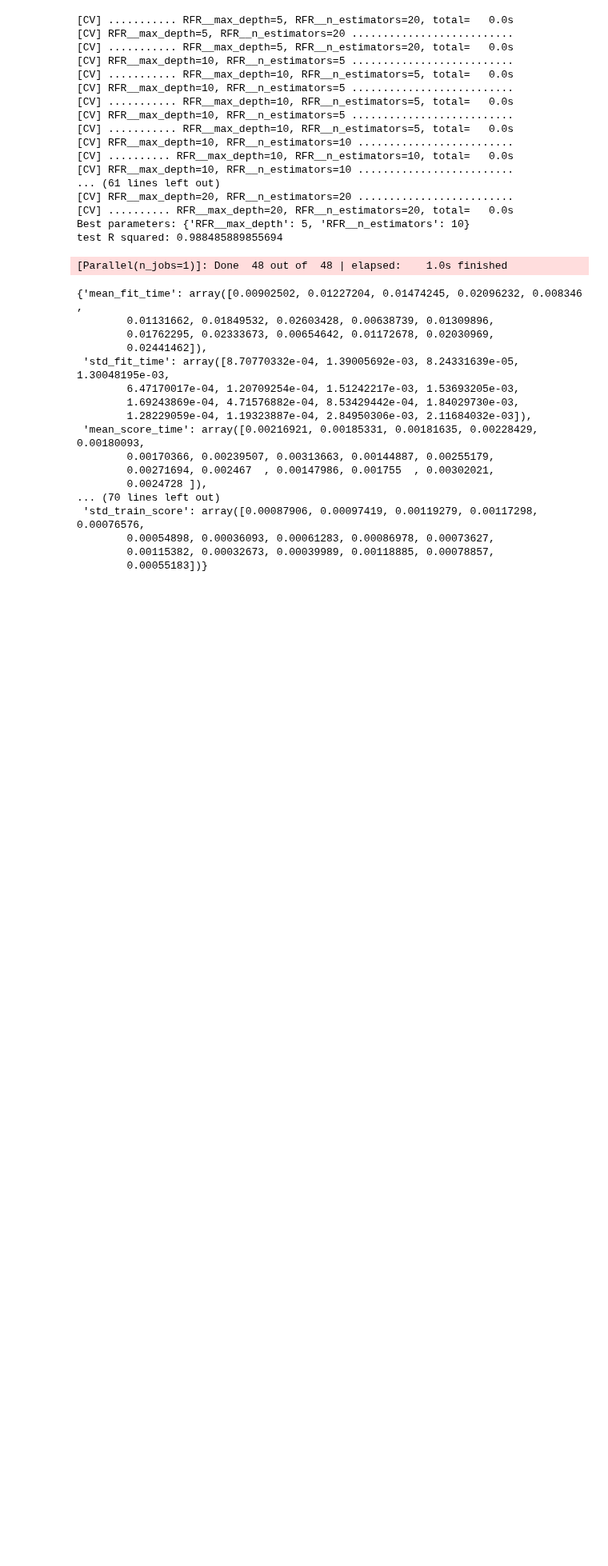
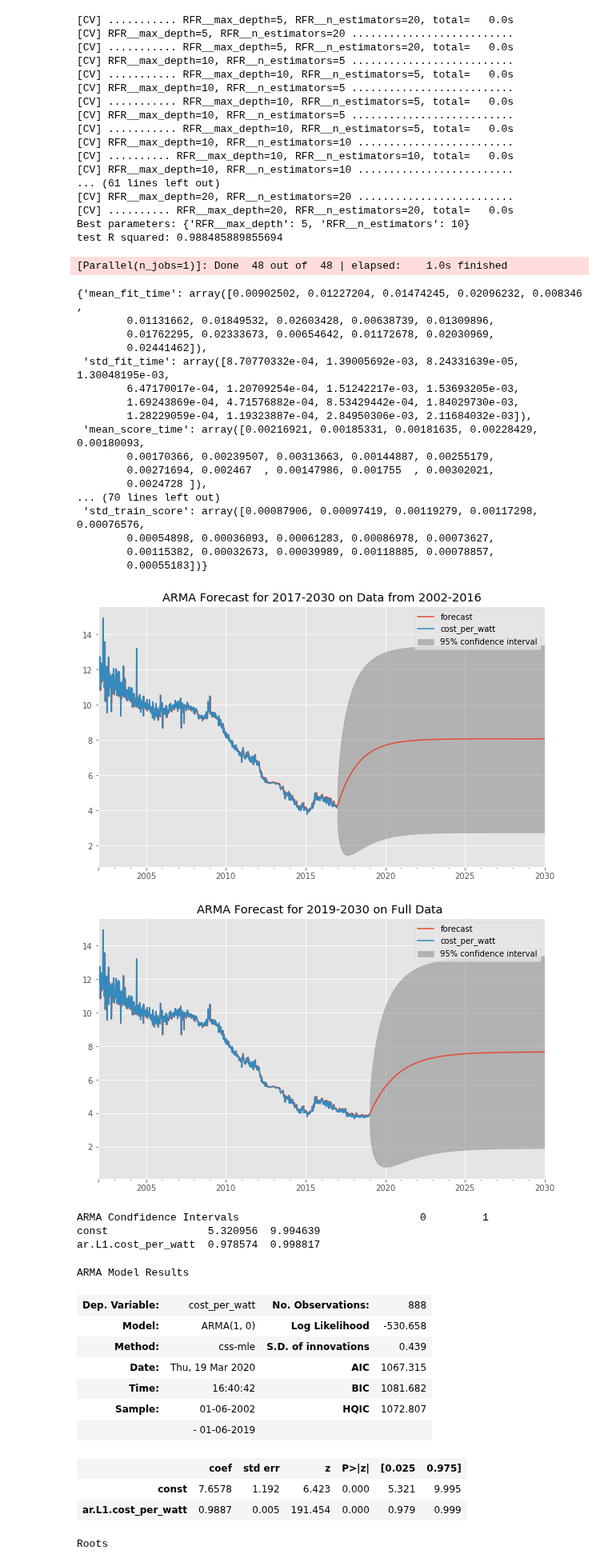
Before and after one commit to jrpaige/Solar, a Jupyter notebook: PREV/Solar_Time_Series.ipynb, the cells around one changed output. Shown at 80% size. Cells and saved outputs as stored; diff of their text form; code cells hidden in the pictures; blank space fills up the shorter version.

```diff
--- a/PREV/Solar_Time_Series.ipynb
+++ b/PREV/Solar_Time_Series.ipynb
@@ -300,0 +306,45 @@ test R squared: 0.988485889855694
+# %%
+y = time_frame(df)
+# %%
+#ARMA ON FULL DATA
+
+first_14 = y.loc[y.index.year <2017]
+last_few = y.loc[y.index.year >2016]
+
+mod = ARMA(first_14, order=(1,0), freq='W', )
+res = mod.fit()
+res.plot_predict(end='2030')
+plt.title('ARMA Forecast for 2017-2030 on Data from 2002-2016')
+plt.show()
+
+mod = ARMA(y, order=(1,0), freq='W', )
+res = mod.fit()
+res.plot_predict(end='2030')
+plt.title('ARMA Forecast for 2019-2030 on Full Data ')
+plt.show()
+
+plt.plot(res.predict(end='2020'), alpha=0.5, color='blue', label='forecast')
+plt.plot(y, color='red', alpha=0.5, label='cost_per_watt')
+plt.title('ARMA Forecast for 2019-2020 on Full Data')
+plt.legend()
+
+print('ARMA Condfidence Intervals', res.conf_int())
+res.summary()
+# %% [output]
+[figure, added]
+[figure, added]
+ARMA Condfidence Intervals                             0         1
+const                5.320956  9.994639
+ar.L1.cost_per_watt  0.978574  0.998817
+ARMA Model Results
+| Dep. Variable: | cost_per_watt | No. Observations: | 888 |
+| Model: | ARMA(1, 0) | Log Likelihood | -530.658 |
+| Method: | css-mle | S.D. of innovations | 0.439 |
+| Date: | Thu, 19 Mar 2020 | AIC | 1067.315 |
+| Time: | 16:40:42 | BIC | 1081.682 |
+| Sample: | 01-06-2002 | HQIC | 1072.807 |
+|  | - 01-06-2019 |  |  |
+|  | coef | std err | z | P>|z| | [0.025 | 0.975] |
+| const | 7.6578 | 1.192 | 6.423 | 0.000 | 5.321 | 9.995 |
+| ar.L1.cost_per_watt | 0.9887 | 0.005 | 191.454 | 0.000 | 0.979 | 0.999 |
+Roots
```
Also changed, not shown: parts of 11 cells of this notebook, 4 other files.
